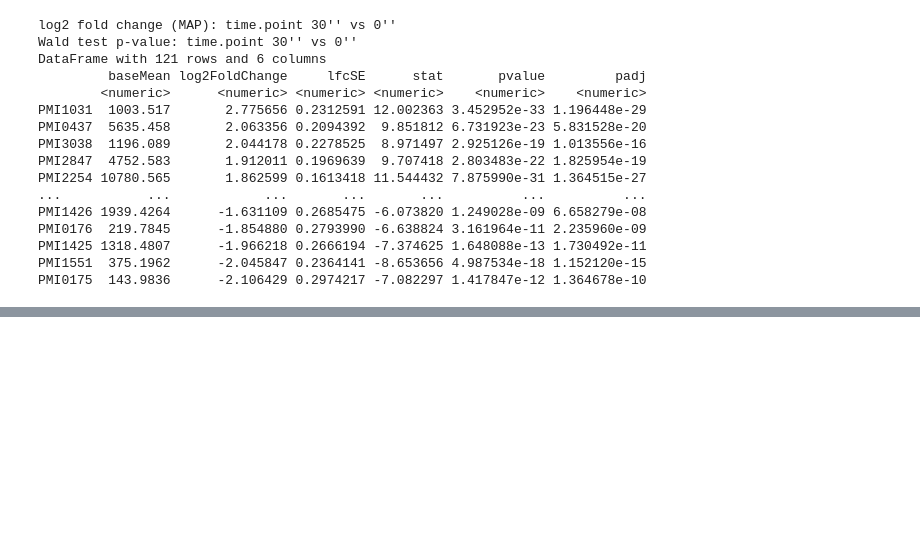
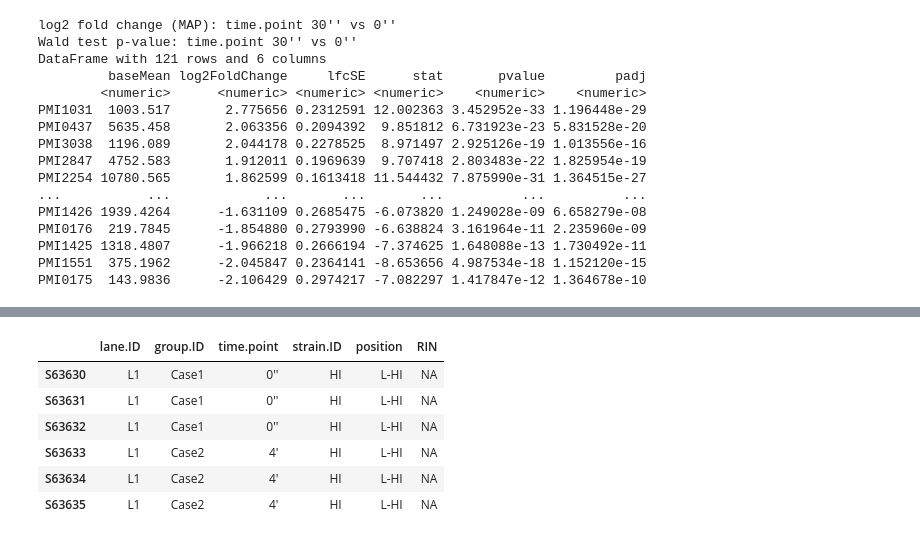
Before and after one commit to ASintsova/spatial_dynamics_of_gene_expression_in_response_to_T6SS_attack, a Jupyter notebook: lib/proteus_DE.ipynb, the cells around one changed output, grey strips where cells are left out. Cells and saved outputs as stored; diff of their text form; code cells hidden in the pictures; blank space fills up the shorter version.

```diff
--- a/lib/proteus_DE.ipynb
+++ b/lib/proteus_DE.ipynb
@@ -270,0 +349,13 @@ PMI0175  143.9836      -2.106429 0.2974217 -7.082297 1.417847e-12 1.364678e-10
+# %%
+Swarm_line_samples <- filter(exp_info_sample_names, lane.ID != "L2" & position == "L-HI")[,1]
+Swarm_counts <- counts[,Swarm_line_samples]
+Swarm_exp_info <- experiment_info[Swarm_line_samples,]
+Swarm_exp_info
+# %% [output]
+|  | lane.ID | group.ID | time.point | strain.ID | position | RIN |
+| S63630 | L1 | Case1 | 0'' | HI | L-HI | NA |
+| S63631 | L1 | Case1 | 0'' | HI | L-HI | NA |
+| S63632 | L1 | Case1 | 0'' | HI | L-HI | NA |
+| S63633 | L1 | Case2 | 4' | HI | L-HI | NA |
+| S63634 | L1 | Case2 | 4' | HI | L-HI | NA |
+| S63635 | L1 | Case2 | 4' | HI | L-HI | NA |
```
Also changed, not shown: parts of 28 cells of this notebook, 11 other files.
